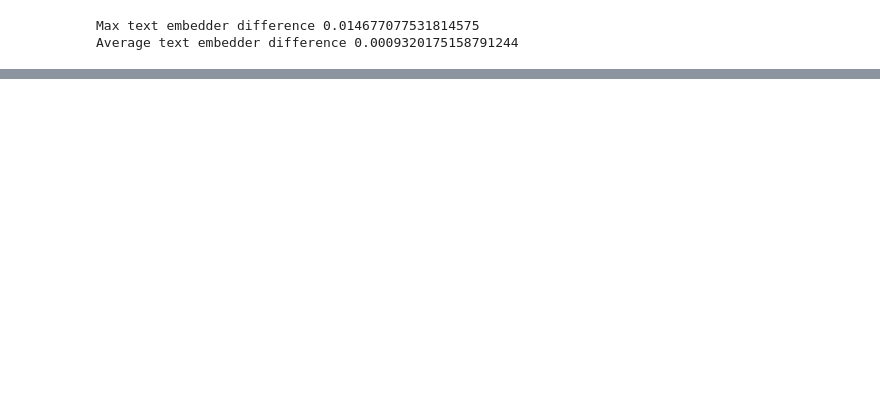
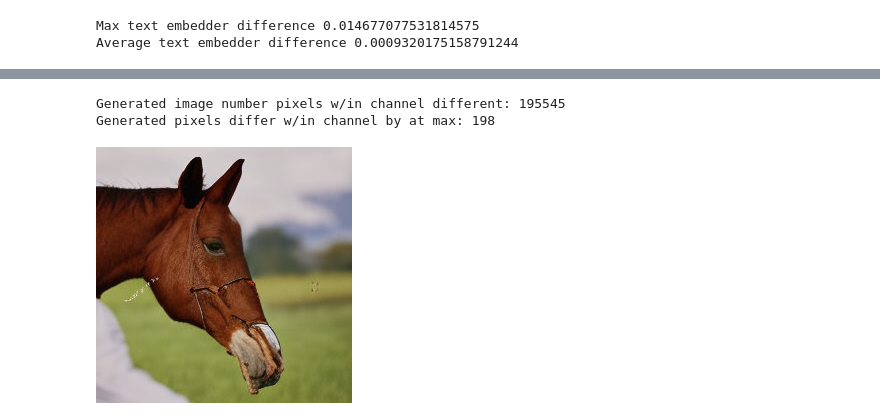
Before and after one commit to williamberman/vq-diffusion-notebook, a Jupyter notebook: main.ipynb, the cells around one changed output, grey strips where cells are left out. Cells and saved outputs as stored; diff of their text form; code cells hidden in the pictures; blank space fills up the shorter version.

```diff
--- a/main.ipynb
+++ b/main.ipynb
@@ -270,0 +305,25 @@ Average text embedder difference 0.0009320175158791244
+# %%
+# verify e2e output
+
+orig_image = torch.load("/content/e2e_out_orig.pt")
+diffusers_image = torch.load("/content/e2e_out.pt")
+
+diff = diffusers_image - autoencoder_reconstructed_orig
+mask = diff != 0
+
+num_different = np.count_nonzero(diff)
+# larger signed ints to not overflow when subtracting
+diff_in_locations_where_diffs = orig_image[mask].astype('int32') - diffusers_image[mask].astype('int32')
+max_diff = np.max(np.abs(diff_in_locations_where_diffs))
+
+print(f"Generated image number pixels w/in channel different: {num_different}")
+print(f"Generated pixels differ w/in channel by at max: {max_diff}")
+# %% [output]
+Generated image number pixels w/in channel different: 195545
+Generated pixels differ w/in channel by at max: 198
+# %%
+# original image
+
+PIL.Image.open("/content/e2e_out_orig.png")
+# %% [output]
+[figure, added]
```
Also changed, not shown: parts of 5 cells of this notebook.
